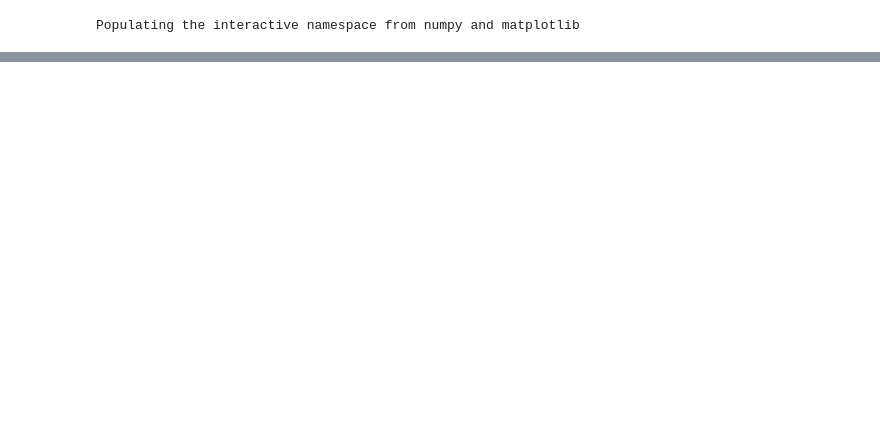
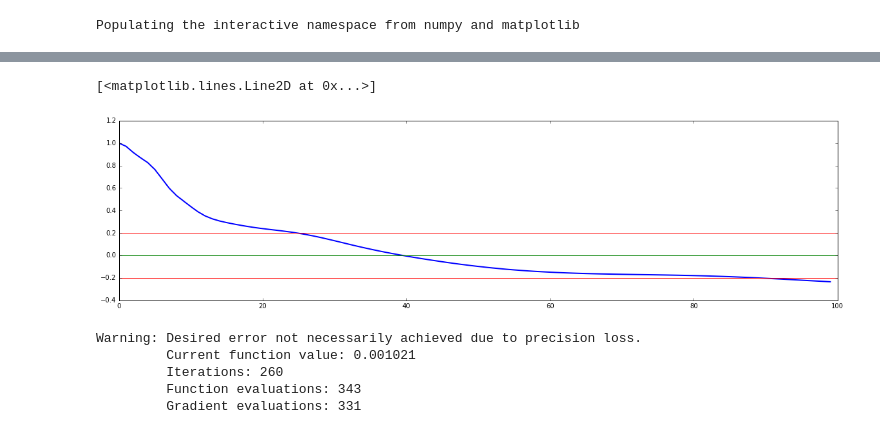
Before and after one commit to Mogball/Mandelbrot, a Jupyter notebook: NeuralNetwork Data Modelling.ipynb, the cells around one changed output, grey strips where cells are left out. Drawn from its saved outputs; the diff is of its cells as text; code cells hidden in the pictures; blank space fills up the shorter version.

```diff
--- a/NeuralNetwork Data Modelling.ipynb
+++ b/NeuralNetwork Data Modelling.ipynb
@@ -301,0 +343,11 @@ L = NN.costFunctionPrime(X, Y)
+# %%
+R = lagAutocorrelation(sample, 100)
+# %%
+figure(figsize=(20, 5))
+plot(R, linewidth=2)
+plot([0, 100], [0.2, 0.2], color="red")
+plot([0, 100], [-.2, -.2], color="red")
+plot([0, 100], [0,0], color="green")
+# %% [output]
+[<matplotlib.lines.Line2D at 0x...>]
+[figure, added]
@@ -301,0 +363,8 @@ L = NN.costFunctionPrime(X, Y)
+# %%
+Tx.train(l_sample_1x, l_sample_1y)
+# %% [output]
+Warning: Desired error not necessarily achieved due to precision loss.
+         Current function value: 0.001021
+         Iterations: 260
+         Function evaluations: 343
+         Gradient evaluations: 331
```
Also changed, not shown: parts of 20 cells of this notebook.
